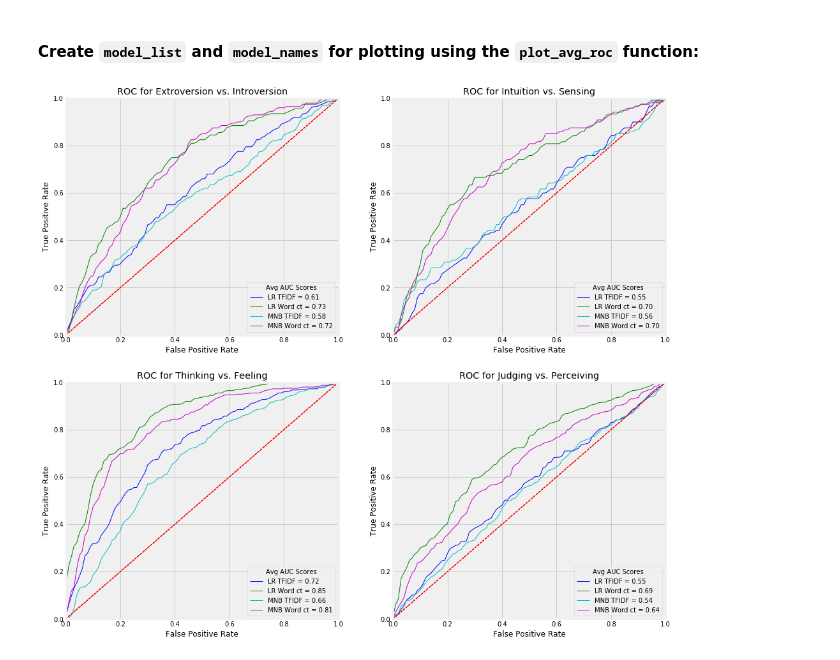
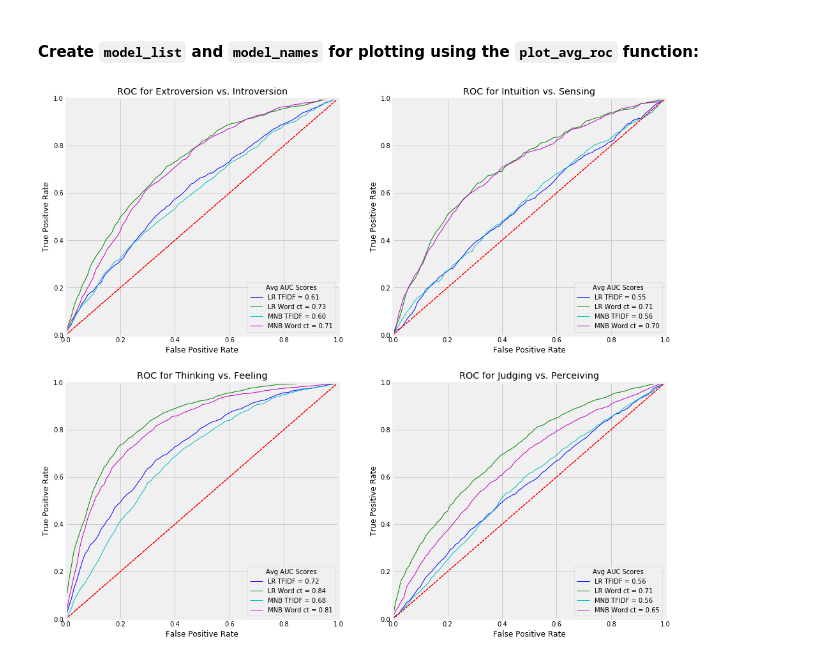
Before and after one commit to donyafoz/MBTI-ML, a Jupyter notebook: Plotting_ROC_Example.ipynb, the cells around one changed output. Drawn from its saved outputs; the diff is of its cells as text; code cells hidden in the pictures.

```diff
--- a/Plotting_ROC_Example.ipynb
+++ b/Plotting_ROC_Example.ipynb
@@ -300,6 +300,6 @@ Time use:3.330s
 model_list = [lr_tf_model, lr_ct_model, mnb_tf_model, mnb_ct_model]
 model_names = ['LR TFIDF', 'LR Word ct','MNB TFIDF', 'MNB Word ct']
 # %%
-plot_avg_roc(roc_list,model_names)
+plot_avg_roc(model_list, model_names)
 # %% [output]
-[figure, old version]
+[figure, new version]
```
Also changed, not shown: parts of 4 cells of this notebook.
